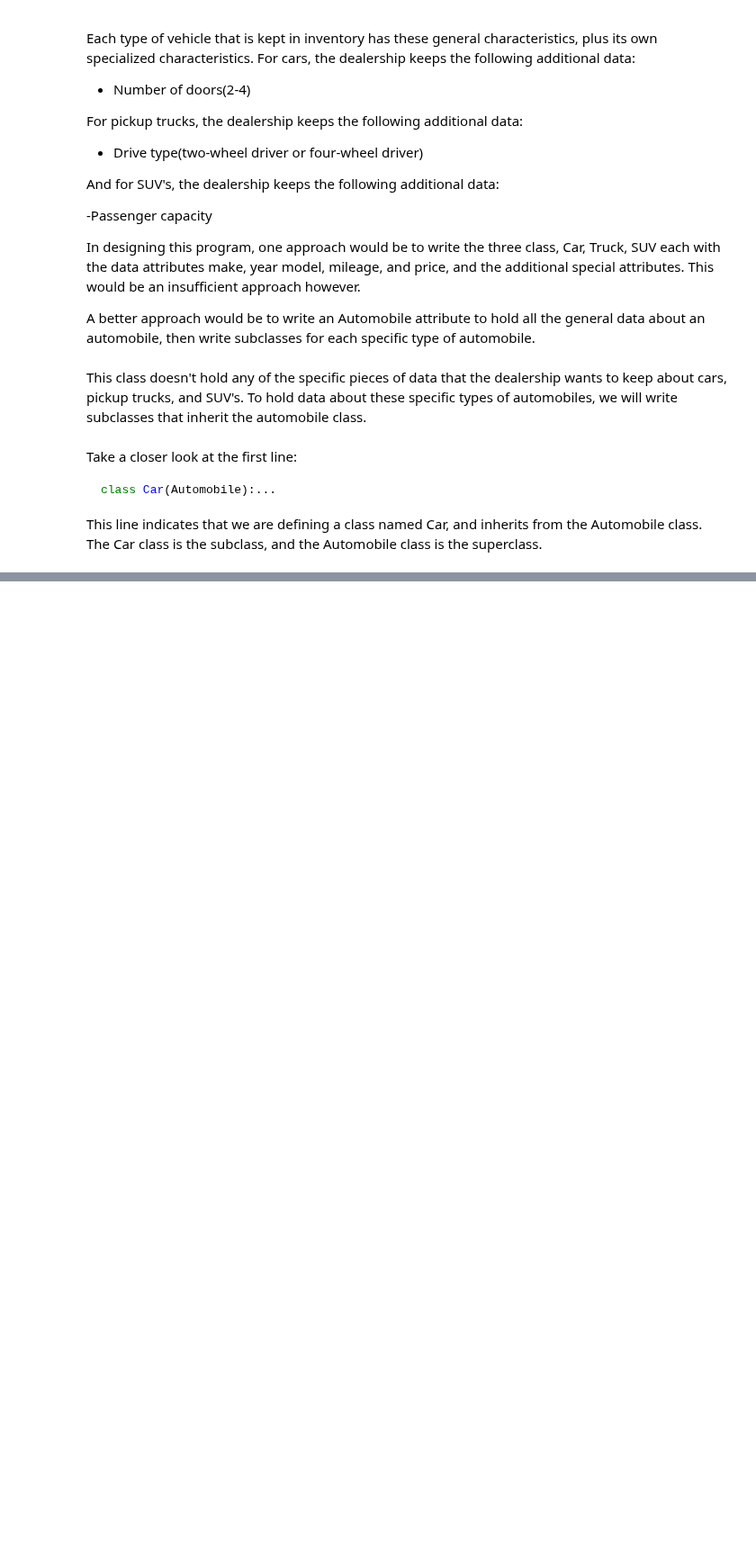
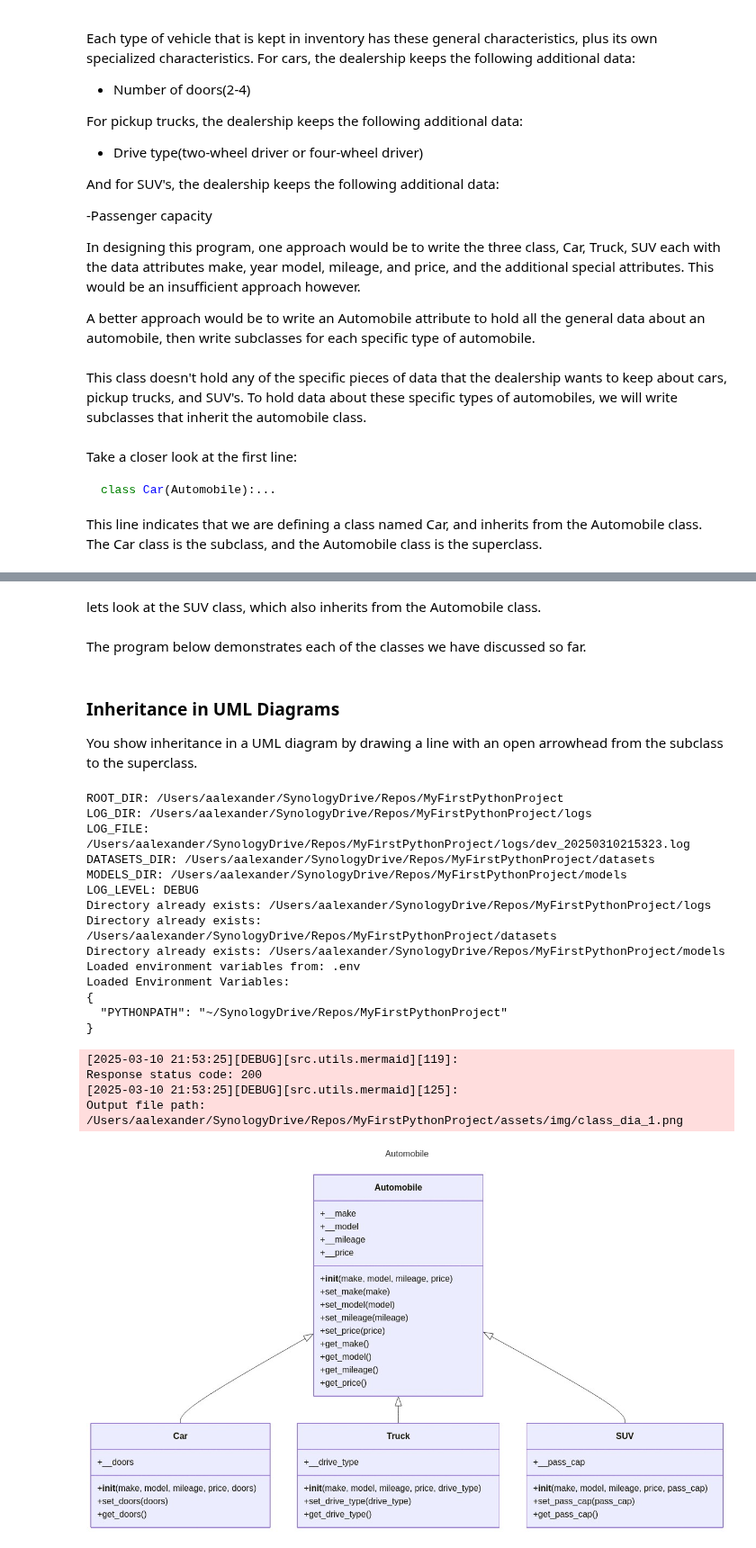
Before and after one commit to Alena-Alexander/My-First-Python-Project, a Jupyter notebook: Notebooks/ChaptersSOWPv4/chapter11.ipynb, the cells around one changed output, grey strips where cells are left out. Shown at 90% size. Saved outputs shown, nothing was run; the diff lists cells and outputs as text; code cells hidden in the pictures; blank space fills up the shorter version.

```diff
--- a/Notebooks/ChaptersSOWPv4/chapter11.ipynb
+++ b/Notebooks/ChaptersSOWPv4/chapter11.ipynb
@@ -144,0 +175,2 @@ main()
+# %% [markdown]
+lets look at the SUV class, which also inherits from the Automobile class.
@@ -144,0 +206,2 @@ main()
+# %% [markdown]
+The program below demonstrates each of the classes we have discussed so far.
@@ -144,0 +257,74 @@ main()
+# %% [markdown]
+### Inheritance in UML Diagrams
+You show inheritance in a UML diagram by drawing a line with an open arrowhead from the subclass to the superclass.
+# %%
+from src.utils.mermaid import mm_save_as_png, display_image_from_file
+
+mermaid_diagram_8 = """---
+title: Automobile
+---
+classDiagram
+    Automobile <|-- Car
+    Automobile <|-- Truck
+    Automobile <|-- SUV
+    Automobile : +__make
+    Automobile : +__model
+    Automobile : +__mileage
+    Automobile : +__price
+    Automobile : +__init__(make, model, mileage, price)
+    Automobile : +set_make(make)
+    Automobile : +set_model(model)
+    Automobile : +set_mileage(mileage)
+    Automobile : +set_price(price)
+    Automobile : +get_make()
+    Automobile : +get_model()
+    Automobile : +get_mileage()
+    Automobile : +get_price()
+    class Car{
+        +__doors
+        +__init__(make, model, mileage, price, doors)
+        +set_doors(doors)
+        +get_doors()
+    }
+    class Truck{
+        +__drive_type
+        +__init__(make, model, mileage, price, drive_type)
+        +set_drive_type(drive_type)
+        +get_drive_type()
+    }
+    class SUV{
+    +__pass_cap
+    +__init__(make, model, mileage, price, pass_cap)
+    +set_pass_cap(pass_cap)
+    +get_pass_cap()
+    }
+"""
+
+# Save the mermaid diagram
+filepath = mm_save_as_png(
+    mermaid_diagram_8, "../../assets/img/class_dia_1.png"
+)
+
+# Get the mermaid diagram from a file
+display_image_from_file('../../assets/img/class_dia_1.png')
+# %% [output]
+ROOT_DIR: /Users/aalexander/SynologyDrive/Repos/MyFirstPythonProject
+LOG_DIR: /Users/aalexander/SynologyDrive/Repos/MyFirstPythonProject/logs
+LOG_FILE: /Users/aalexander/SynologyDrive/Repos/MyFirstPythonProject/logs/dev_20250310215323.log
+DATASETS_DIR: /Users/aalexander/SynologyDrive/Repos/MyFirstPythonProject/datasets
+MODELS_DIR: /Users/aalexander/SynologyDrive/Repos/MyFirstPythonProject/models
+LOG_LEVEL: DEBUG
+Directory already exists: /Users/aalexander/SynologyDrive/Repos/MyFirstPythonProject/logs
+Directory already exists: /Users/aalexander/SynologyDrive/Repos/MyFirstPythonProject/datasets
+Directory already exists: /Users/aalexander/SynologyDrive/Repos/MyFirstPythonProject/models
+Loaded environment variables from: .env
+Loaded Environment Variables:
+{
+  "PYTHONPATH": "~/SynologyDrive/Repos/MyFirstPythonProject"
+}
+[2025-03-10 21:53:25][DEBUG][src.utils.mermaid][119]:
+Response status code: 200
+[2025-03-10 21:53:25][DEBUG][src.utils.mermaid][125]:
+Output file path:
+/Users/aalexander/SynologyDrive/Repos/MyFirstPythonProject/assets/img/class_dia_1.png
+[figure, added]
```
Also changed, not shown: parts of 5 cells of this notebook.
